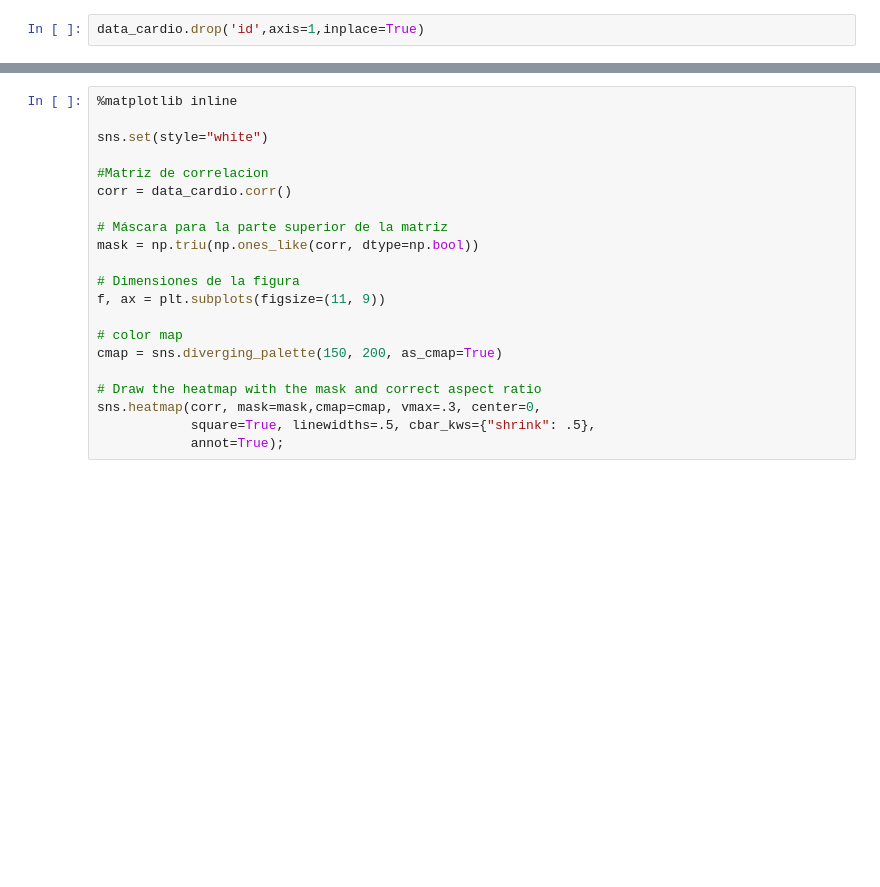
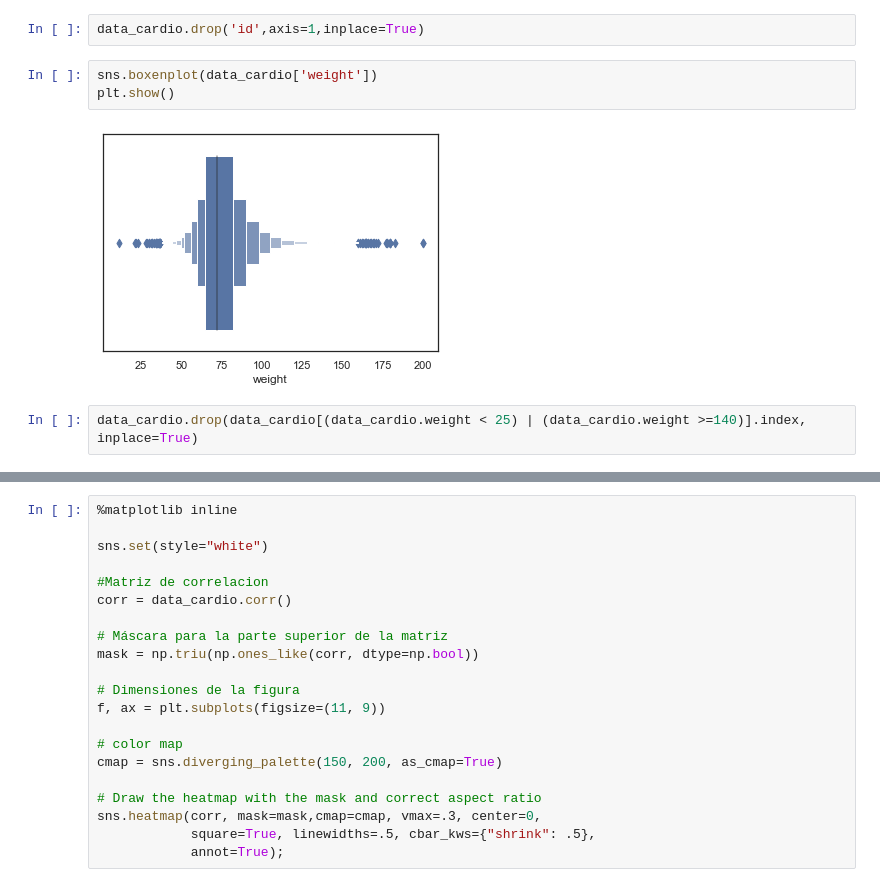
Before and after one commit to MayReii/ProyectoFinal, a Jupyter notebook: EDA.ipynb, the cells around one changed output, grey strips where cells are left out. Cells and saved outputs as stored; diff of their text form; blank space fills up the shorter version.

```diff
--- a/EDA.ipynb
+++ b/EDA.ipynb
@@ -197,3 +197,10 @@ data_cardio.shape
 (68536, 13)
 # %%
 data_cardio.drop('id',axis=1,inplace=True)
+# %%
+sns.boxenplot(data_cardio['weight'])
+plt.show()
+# %% [output]
+[figure, added]
+# %%
+data_cardio.drop(data_cardio[(data_cardio.weight < 25) | (data_cardio.weight >=140)].index, inplace=True)
```
Also changed, not shown: parts of 4 cells of this notebook.
